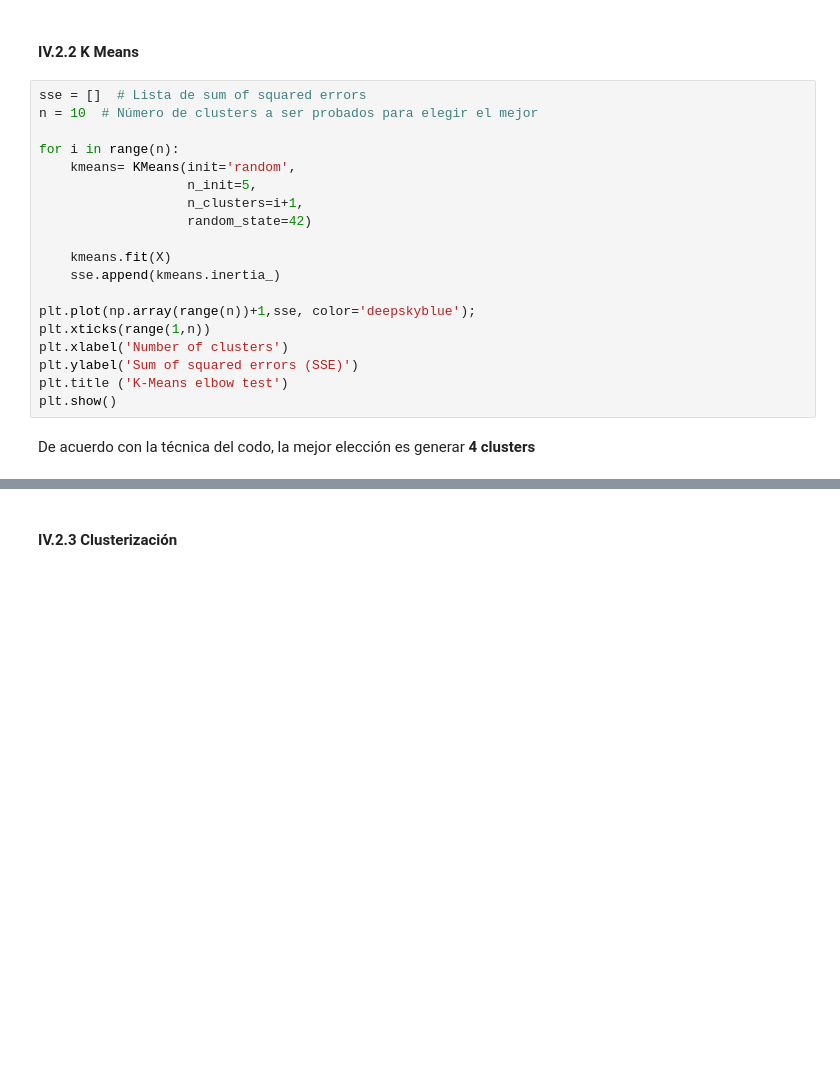
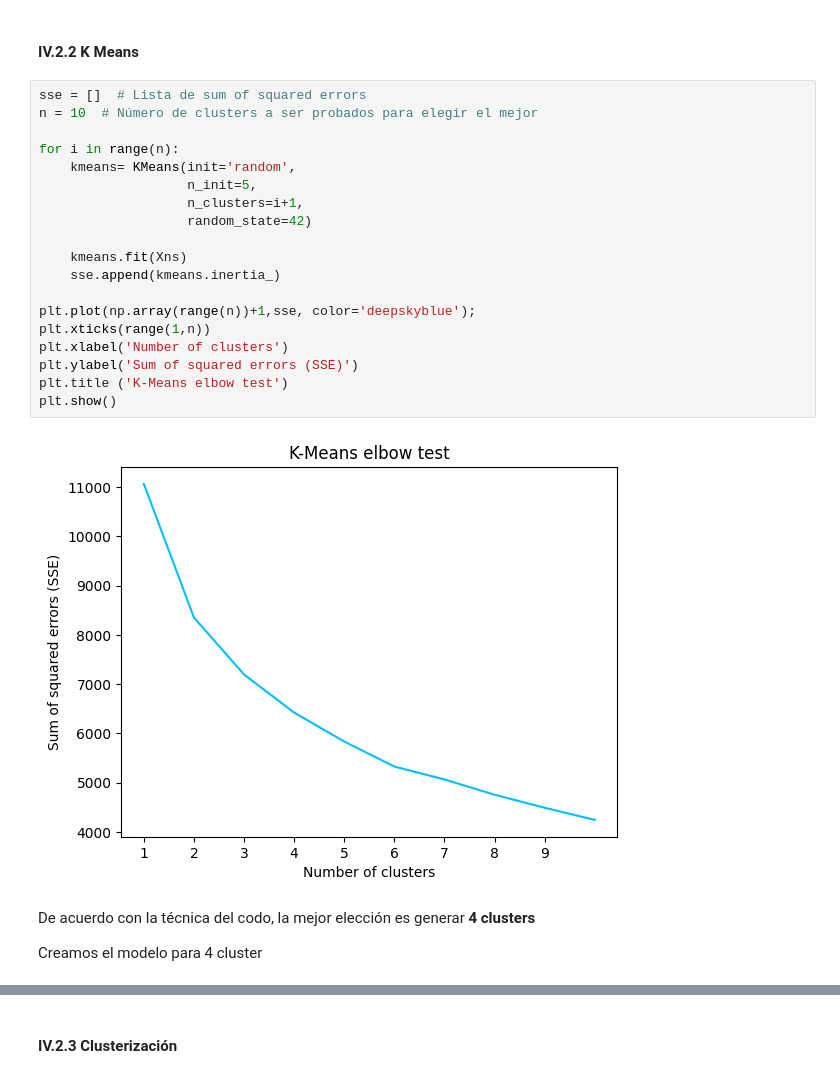
Before and after one commit to EstebanPerez25/ACD-Modelo_predictivo_de_satisfacion, a Jupyter notebook: Modelo_predictivo_de_satisfacción.ipynb, the cells around one changed output, grey strips where cells are left out. Drawn from its saved outputs; the diff is of its cells as text; blank space fills up the shorter version.

```diff
--- a/Modelo_predictivo_de_satisfacción.ipynb
+++ b/Modelo_predictivo_de_satisfacción.ipynb
@@ -1761,21 +1794,25 @@ En la componente más importante las variables son casi igual de importantes, ni
 # %%
 sse = []  # Lista de sum of squared errors
 n = 10  # Número de clusters a ser probados para elegir el mejor
 
 for i in range(n):
     kmeans= KMeans(init='random',
                    n_init=5,
                    n_clusters=i+1,
                    random_state=42)
 
-    kmeans.fit(X)
+    kmeans.fit(Xns)
     sse.append(kmeans.inertia_)
 
 plt.plot(np.array(range(n))+1,sse, color='deepskyblue');
 plt.xticks(range(1,n))
 plt.xlabel('Number of clusters')
 plt.ylabel('Sum of squared errors (SSE)')
 plt.title ('K-Means elbow test')
 plt.show()
+# %% [output]
+[figure, added]
 # %% [markdown]
 De acuerdo con la técnica del codo, la mejor elección es generar **4 clusters**
+
+Creamos el modelo para 4 cluster
```
Also changed, not shown: parts of 34 cells of this notebook.
